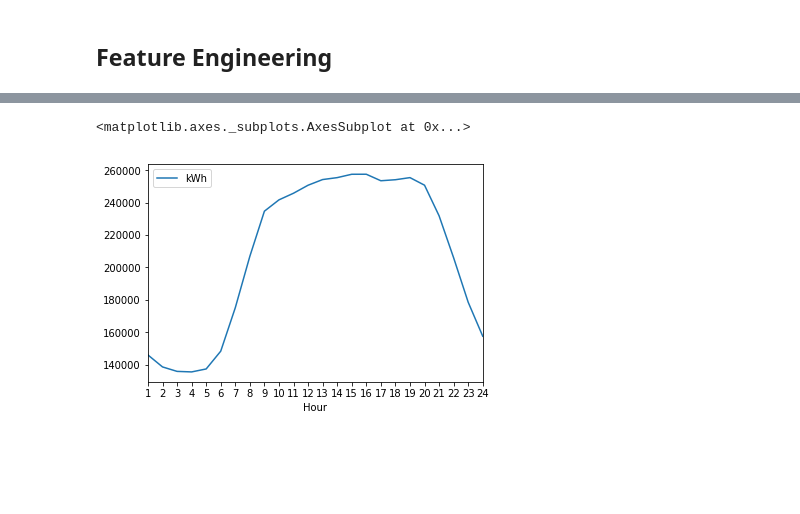
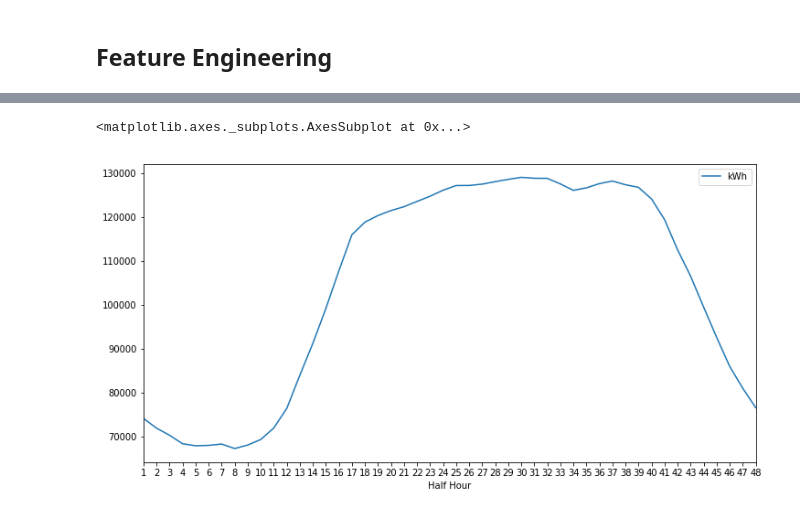
Before and after one commit to torenunez/udacity-mlnd-capstone, a Jupyter notebook: ev-capstone.ipynb, the cells around one changed output, grey strips where cells are left out. Drawn from its saved outputs; the diff is of its cells as text; code cells hidden in the pictures; blank space fills up the shorter version.

```diff
--- a/ev-capstone.ipynb
+++ b/ev-capstone.ipynb
@@ -350,9 +350,9 @@ Image(url= "http://aprs.org/Energy/Charging/L1-EV-timed-charging.GIF")
 # %% [output]
 [interactive output not drawn]
 # %%
-X_train.groupby('Hour').agg({'kWh':'sum'}).plot(xticks=np.arange(1,25))
+X_train.groupby('Half Hour').agg({'kWh':'sum'}).plot(xticks=np.arange(1,49), figsize=(12,6))
 # %% [output]
 <matplotlib.axes._subplots.AxesSubplot at 0x...>
-[figure, old version]
+[figure, new version]
 # %%
 #X_train.head()
```
Also changed, not shown: parts of 8 cells of this notebook.
